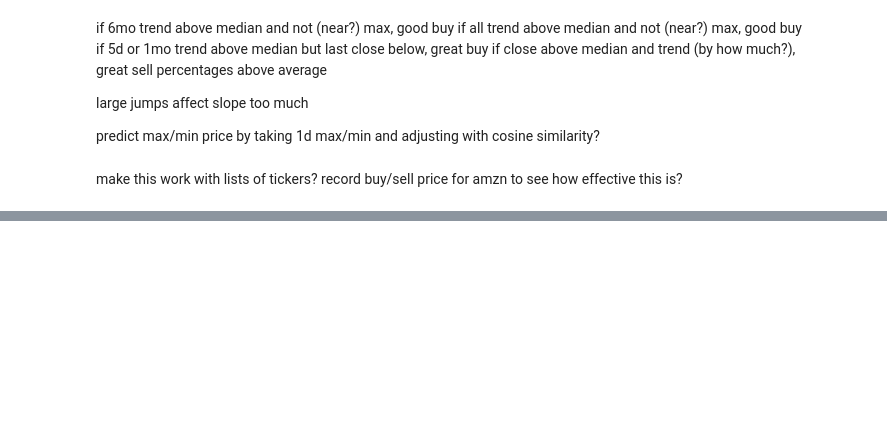
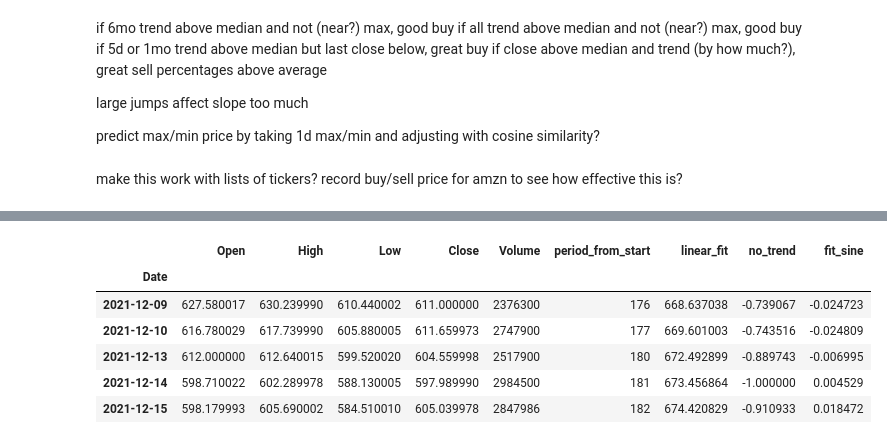
Before and after one commit to seantanken/GalvanizeRepo, a Jupyter notebook: stock_analyzer/yfinance_stock_analysis.ipynb, the cells around one changed output, grey strips where cells are left out. Cells and saved outputs as stored; diff of their text form; code cells hidden in the pictures; blank space fills up the shorter version.

Commit message:
updated, worked on sine regression prediction

```diff
--- a/stock_analyzer/yfinance_stock_analysis.ipynb
+++ b/stock_analyzer/yfinance_stock_analysis.ipynb
@@ -276 +277,11 @@ test.head()
+# %%
+stock_dic['6mo'].tail()
+# %% [output]
+|  | Open | High | Low | Close | Volume | period_from_start | linear_fit | no_trend | fit_sine |
+| Date |  |  |  |  |  |  |  |  |  |
+| 2021-12-09 | 627.580017 | 630.239990 | 610.440002 | 611.000000 | 2376300 | 176 | 668.637038 | -0.739067 | -0.024723 |
+| 2021-12-10 | 616.780029 | 617.739990 | 605.880005 | 611.659973 | 2747900 | 177 | 669.601003 | -0.743516 | -0.024809 |
+| 2021-12-13 | 612.000000 | 612.640015 | 599.520020 | 604.559998 | 2517900 | 180 | 672.492899 | -0.889743 | -0.006995 |
+| 2021-12-14 | 598.710022 | 602.289978 | 588.130005 | 597.989990 | 2984500 | 181 | 673.456864 | -1.000000 | 0.004529 |
+| 2021-12-15 | 598.179993 | 605.690002 | 584.510010 | 605.039978 | 2847986 | 182 | 674.420829 | -0.910933 | 0.018472 |
 # %%
```
Also changed, not shown: parts of 5 cells of this notebook.
